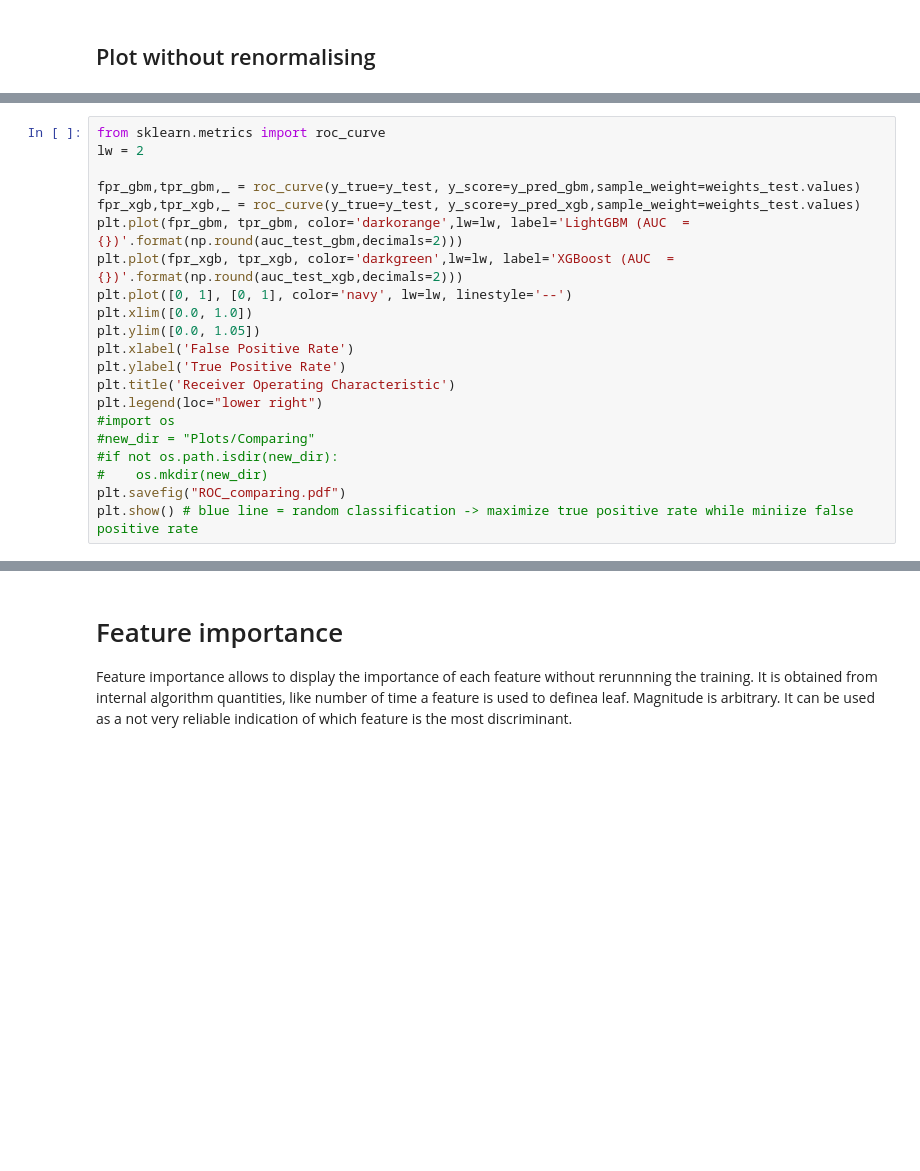
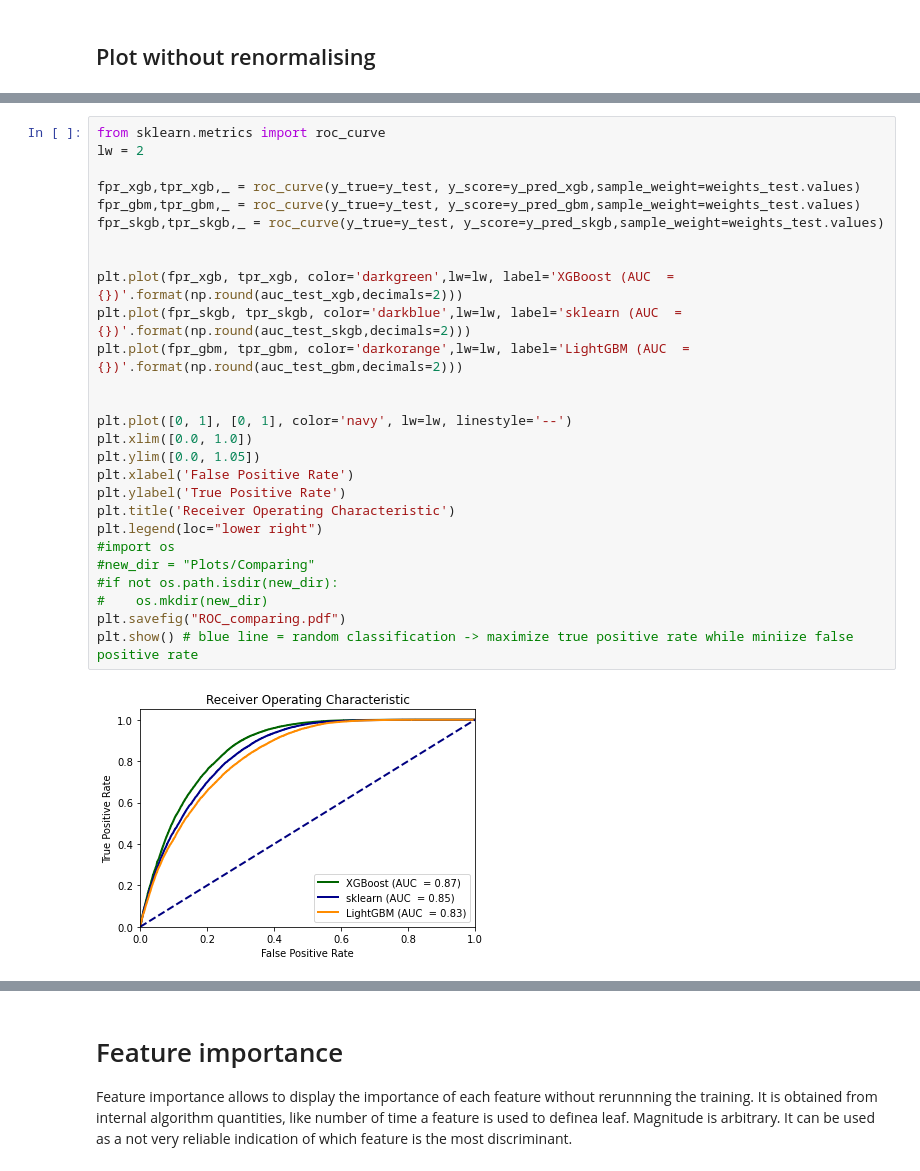
Before and after one commit to dhrou/HEPMLtutorials, a Jupyter notebook: HEPML_HandsOn_BDT.ipynb, the cells around one changed output, grey strips where cells are left out. Drawn from its saved outputs; the diff is of its cells as text; blank space fills up the shorter version.

```diff
--- a/HEPML_HandsOn_BDT.ipynb
+++ b/HEPML_HandsOn_BDT.ipynb
@@ -741,22 +753,30 @@ plt.show()
 # %%
 from sklearn.metrics import roc_curve
 lw = 2
 
+fpr_xgb,tpr_xgb,_ = roc_curve(y_true=y_test, y_score=y_pred_xgb,sample_weight=weights_test.values)
 fpr_gbm,tpr_gbm,_ = roc_curve(y_true=y_test, y_score=y_pred_gbm,sample_weight=weights_test.values)
-fpr_xgb,tpr_xgb,_ = roc_curve(y_true=y_test, y_score=y_pred_xgb,sample_weight=weights_test.values)
+fpr_skgb,tpr_skgb,_ = roc_curve(y_true=y_test, y_score=y_pred_skgb,sample_weight=weights_test.values)
+
+
+plt.plot(fpr_xgb, tpr_xgb, color='darkgreen',lw=lw, label='XGBoost (AUC  = {})'.format(np.round(auc_test_xgb,decimals=2)))
+plt.plot(fpr_skgb, tpr_skgb, color='darkblue',lw=lw, label='sklearn (AUC  = {})'.format(np.round(auc_test_skgb,decimals=2)))
 plt.plot(fpr_gbm, tpr_gbm, color='darkorange',lw=lw, label='LightGBM (AUC  = {})'.format(np.round(auc_test_gbm,decimals=2)))
-plt.plot(fpr_xgb, tpr_xgb, color='darkgreen',lw=lw, label='XGBoost (AUC  = {})'.format(np.round(auc_test_xgb,decimals=2)))
+
+
 plt.plot([0, 1], [0, 1], color='navy', lw=lw, linestyle='--')
 plt.xlim([0.0, 1.0])
 plt.ylim([0.0, 1.05])
 plt.xlabel('False Positive Rate')
 plt.ylabel('True Positive Rate')
 plt.title('Receiver Operating Characteristic')
 plt.legend(loc="lower right")
 #import os
 #new_dir = "Plots/Comparing"
 #if not os.path.isdir(new_dir):
 #    os.mkdir(new_dir)
 plt.savefig("ROC_comparing.pdf")
 plt.show() # blue line = random classification -> maximize true positive rate while miniize false positive rate
+# %% [output]
+[figure, added]
 # %%
```
Also changed, not shown: parts of 16 cells of this notebook.
